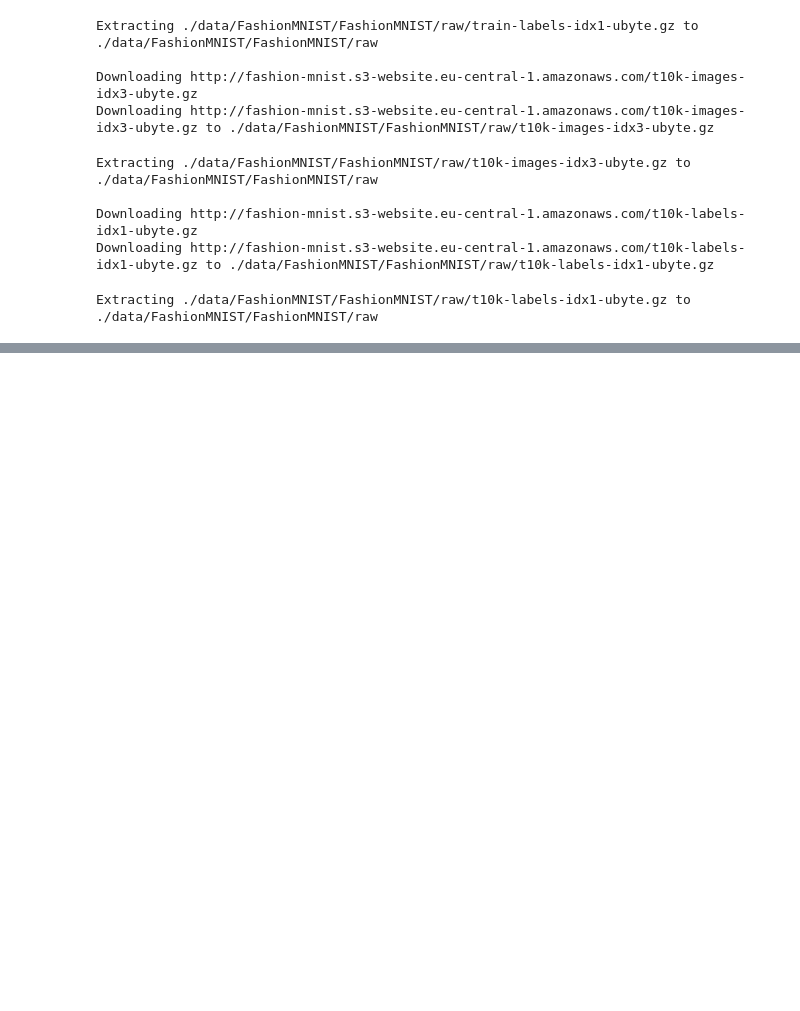
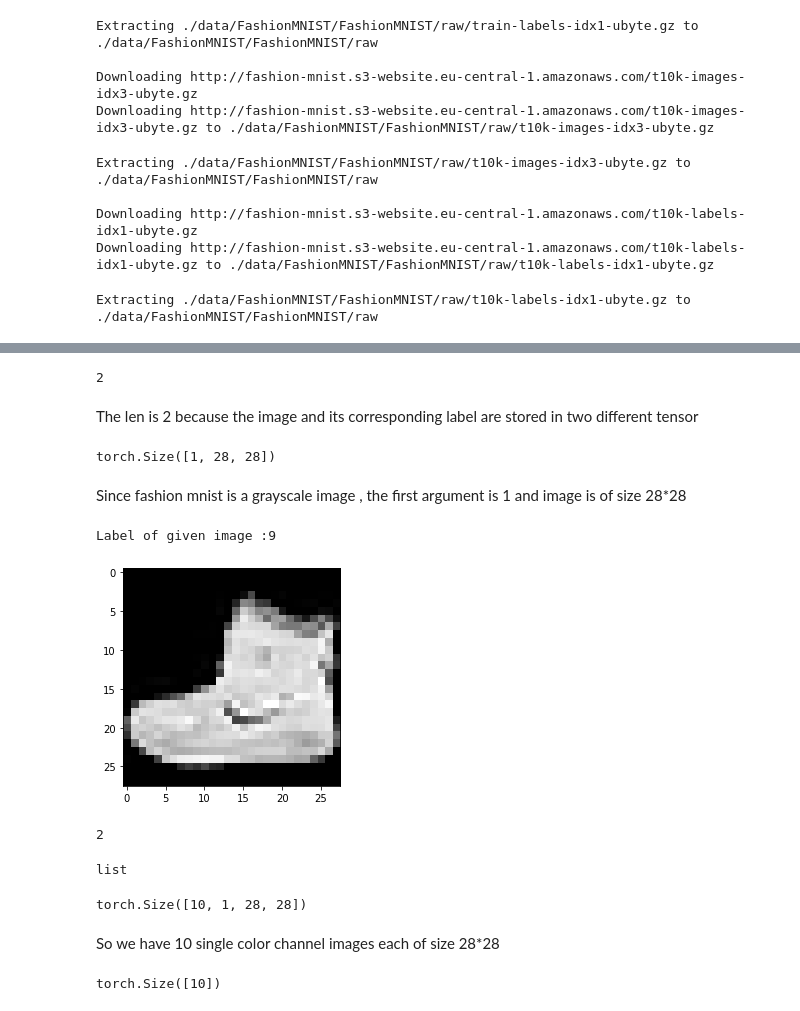
Before and after one commit to pranzalkhadka/Pytorch, a Jupyter notebook: FashionMNIST.ipynb, the cells around one changed output, grey strips where cells are left out. Cells and saved outputs as stored; diff of their text form; code cells hidden in the pictures; blank space fills up the shorter version.

Commit message:
fashion mnist visualization

```diff
--- a/FashionMNIST.ipynb
+++ b/FashionMNIST.ipynb
@@ -31,0 +51,2 @@ train_loader = torch.utils.data.DataLoader(train_set)
+# %%
+sample = next(iter(train_set))
@@ -31,0 +55,21 @@ train_loader = torch.utils.data.DataLoader(train_set)
+# %%
+len(sample)
+# %% [output]
+2
+# %% [markdown]
+The len is 2 because the image and its corresponding label are stored in two different tensor
+# %%
+image = sample[0]
+label = sample[1]
+# %%
+image.shape
+# %% [output]
+torch.Size([1, 28, 28])
+# %% [markdown]
+Since fashion mnist is a grayscale image , the first argument is 1 and image is of size 28*28
+# %%
+plt.imshow(image.squeeze(),cmap='gray')
+print(f"Label of given image :{label}")
+# %% [output]
+Label of given image :9
+[figure, added]
@@ -31,0 +78,8 @@ train_loader = torch.utils.data.DataLoader(train_set)
+# %%
+len(batch)
+# %% [output]
+2
+# %%
+type(batch)
+# %% [output]
+list
@@ -31,0 +89,10 @@ train_loader = torch.utils.data.DataLoader(train_set)
+# %%
+images.shape
+# %% [output]
+torch.Size([10, 1, 28, 28])
+# %% [markdown]
+So we have 10 single color channel images each of size 28*28
+# %%
+labels.shape
+# %% [output]
+torch.Size([10])
```
Also changed, not shown: parts of 11 cells of this notebook.
